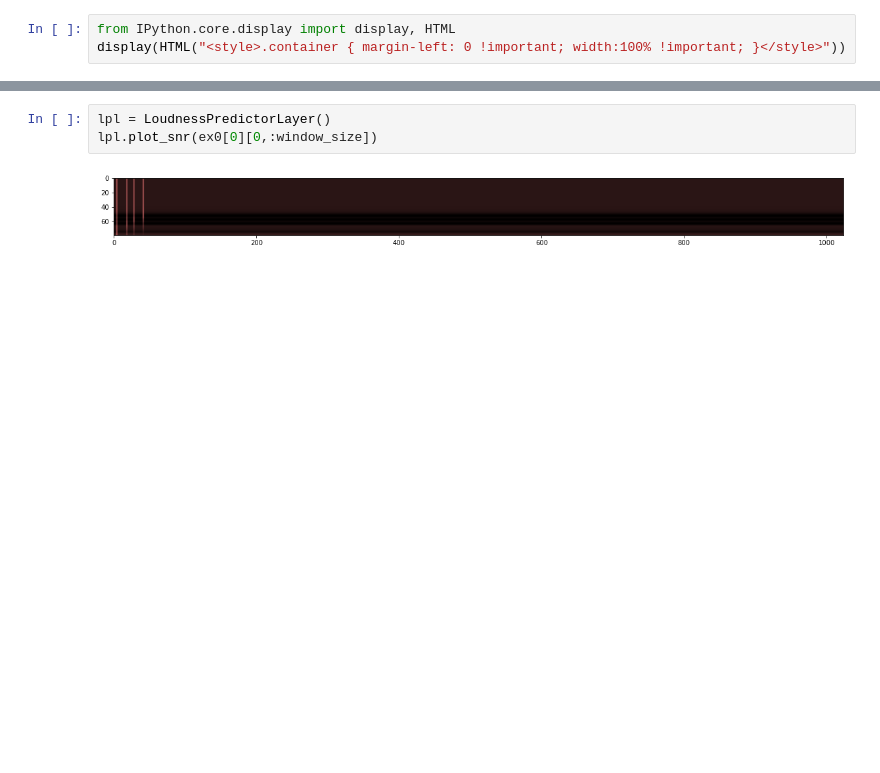
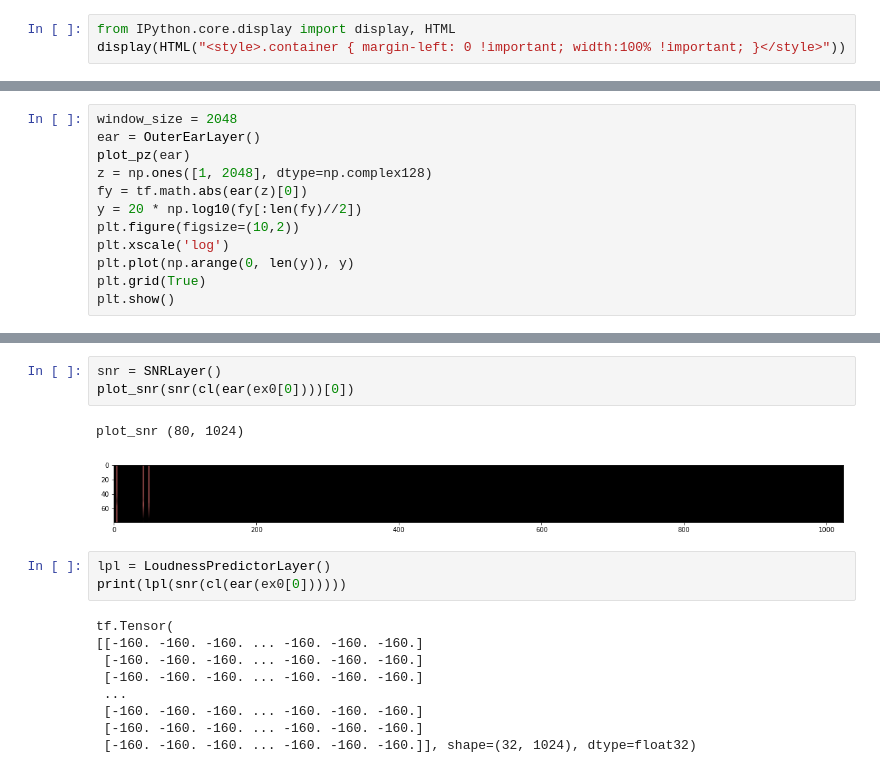
Before and after one commit to google-research/korvapuusti, a Jupyter notebook: experiments/partial_loudness/analysis/jupyter/TensorEars.ipynb, the cells around one changed output, grey strips where cells are left out. Drawn from its saved outputs; the diff is of its cells as text; blank space fills up the shorter version.

```diff
--- a/experiments/partial_loudness/analysis/jupyter/TensorEars.ipynb
+++ b/experiments/partial_loudness/analysis/jupyter/TensorEars.ipynb
@@ -435,2 +380,14 @@ class LoudnessPredictorLayer(tf.keras.layers.Layer):
         res = self._loudness_offset + self._loudness_scale * psnr_per_bin
         return res
+# %%
+window_size = 2048
+ear = OuterEarLayer()
+plot_pz(ear)
+z = np.ones([1, 2048], dtype=np.complex128)
+fy = tf.math.abs(ear(z)[0])
+y = 20 * np.log10(fy[:len(fy)//2])
+plt.figure(figsize=(10,2))
+plt.xscale('log')
+plt.plot(np.arange(0, len(y)), y)
+plt.grid(True)
+plt.show()
@@ -468,8 +434,21 @@ plt.show()
+# %%
+snr = SNRLayer()
+plot_snr(snr(cl(ear(ex0[0])))[0])
+# %% [output]
+plot_snr (80, 1024)
+[figure, added]
 # %%
 lpl = LoudnessPredictorLayer()
-lpl.plot_snr(ex0[0][0,:window_size])
+print(lpl(snr(cl(ear(ex0[0])))))
 # %% [output]
-[figure, removed]
+tf.Tensor(
+[[-160. -160. -160. ... -160. -160. -160.]
+ [-160. -160. -160. ... -160. -160. -160.]
+ [-160. -160. -160. ... -160. -160. -160.]
+ ...
+ [-160. -160. -160. ... -160. -160. -160.]
+ [-160. -160. -160. ... -160. -160. -160.]
+ [-160. -160. -160. ... -160. -160. -160.]], shape=(32, 1024), dtype=float32)
 # %%
 logdir="/home/zond/tmp/tensor_ears/logs/fit/" + datetime.now().strftime("%Y%m%d-%H%M%S")
 tensorboard_callback = tf.keras.callbacks.TensorBoard(log_dir=logdir)
```
Also changed, not shown: parts of 12 cells of this notebook.
